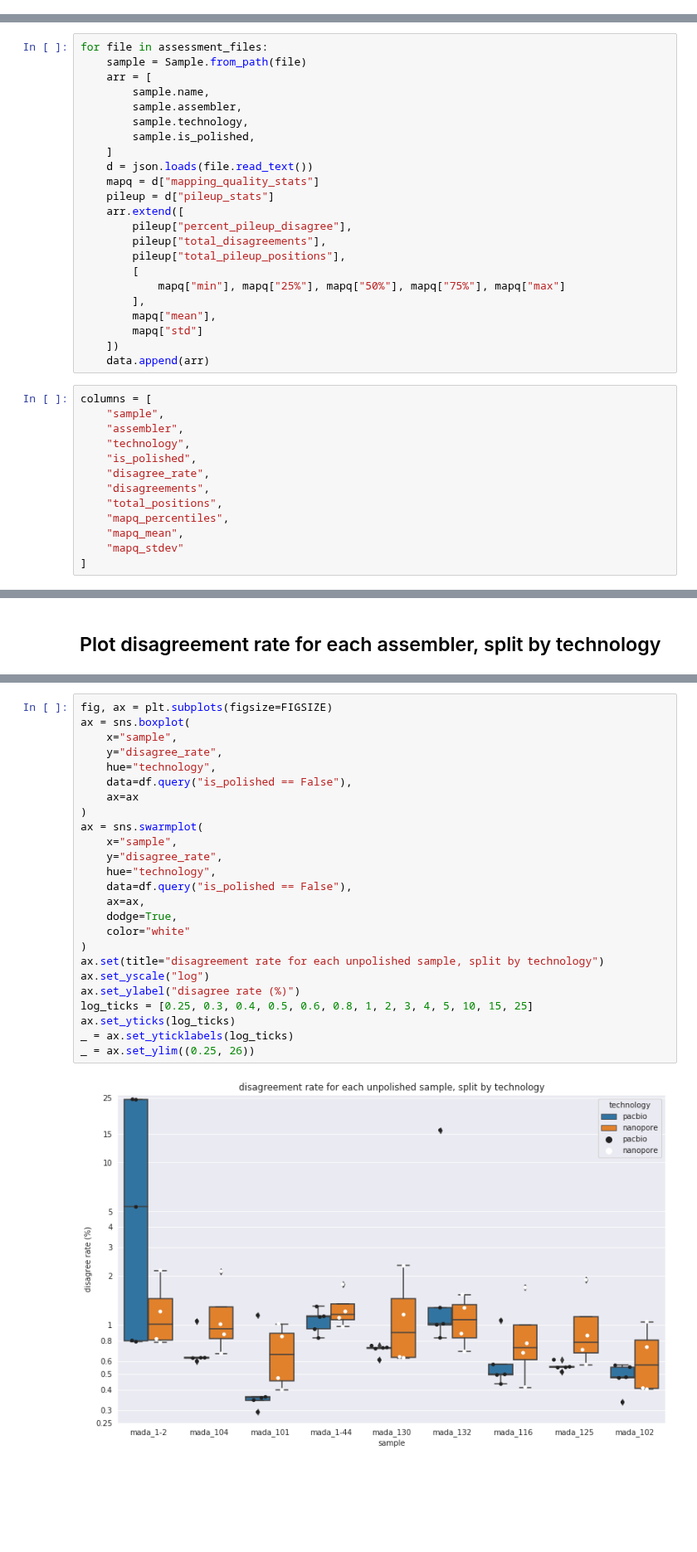
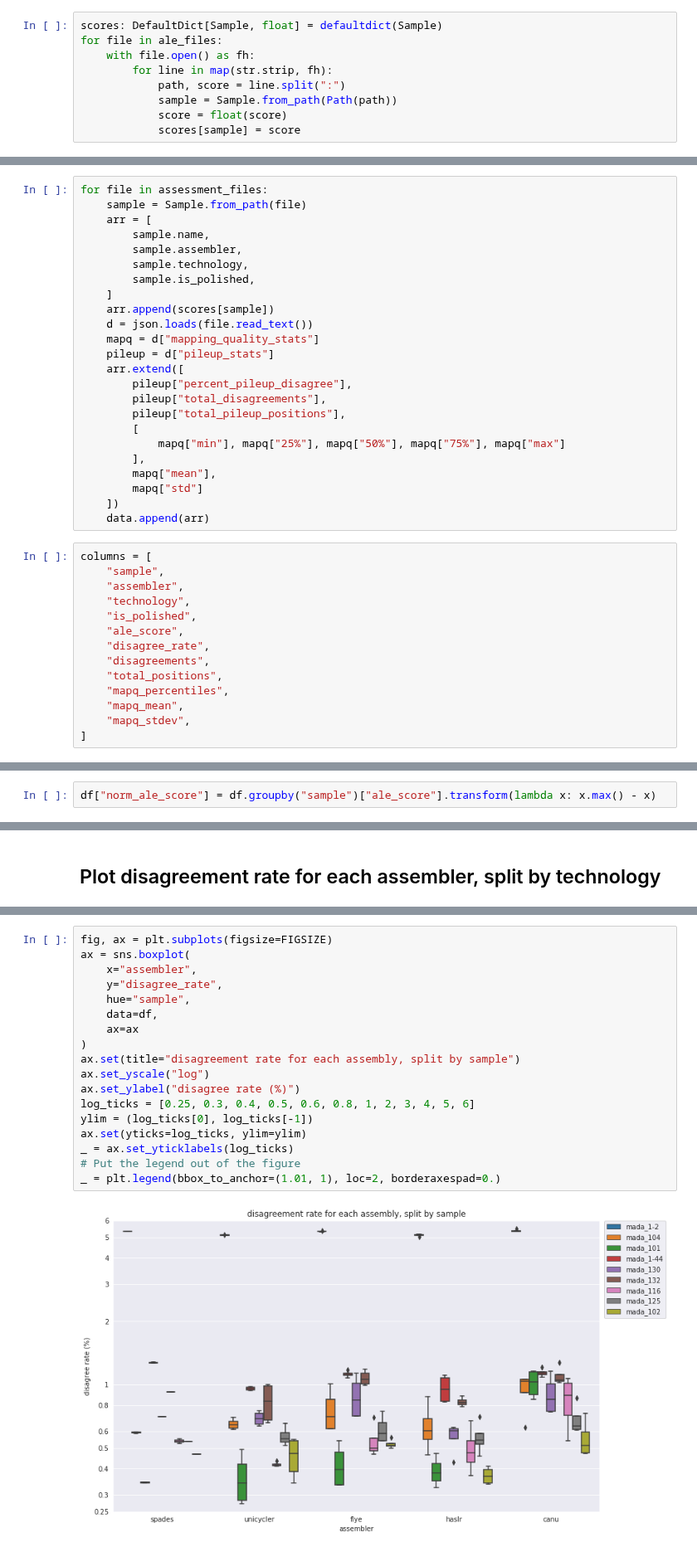
Before and after one commit to mbhall88/head_to_head_pipeline, a Jupyter notebook: analysis/assembly/assessment/report.ipynb, the cells around one changed output, grey strips where cells are left out. Shown at 83% size. Cells and saved outputs as stored; diff of their text form; blank space fills up the shorter version.

Commit message:
update plotting with ALE score, new flye, and decontamination

```diff
--- a/analysis/assembly/assessment/report.ipynb
+++ b/analysis/assembly/assessment/report.ipynb
@@ -48,3 +55,12 @@ len(assessment_files)
+# %%
+scores: DefaultDict[Sample, float] = defaultdict(Sample)
+for file in ale_files:
+    with file.open() as fh:
+        for line in map(str.strip, fh):
+            path, score = line.split(":")
+            sample = Sample.from_path(Path(path))
+            score = float(score)
+            scores[sample] = score
 # %%
 data = []
 # %%
@@ -56,6 +72,7 @@ for file in assessment_files:
         sample.technology,
         sample.is_polished,
     ]
+    arr.append(scores[sample])
     d = json.loads(file.read_text())
     mapq = d["mapping_quality_stats"]
     pileup = d["pileup_stats"]
@@ -76,11 +93,12 @@ columns = [
     "assembler",
     "technology",
     "is_polished",
+    "ale_score",
     "disagree_rate",
     "disagreements",
     "total_positions",
     "mapq_percentiles",
     "mapq_mean",
-    "mapq_stdev"
+    "mapq_stdev",
 ]
 # %%
@@ -89,0 +134,2 @@ df["relative_total_length"] = np.absolute((df["total_positions"] - h37rv_len) /
+# %%
+df["norm_ale_score"] = df.groupby("sample")["ale_score"].transform(lambda x: x.max() - x)
@@ -316,27 +427,20 @@ Let's have a look at the same plot, but the unpolished data.
 # %%
 fig, ax = plt.subplots(figsize=FIGSIZE)
 ax = sns.boxplot(
-    x="sample",
+    x="assembler",
     y="disagree_rate",
-    hue="technology",
-    data=df.query("is_polished == False"),
+    hue="sample",
+    data=df,
     ax=ax
 )
-ax = sns.swarmplot(
-    x="sample",
-    y="disagree_rate",
-    hue="technology",
-    data=df.query("is_polished == False"),
-    ax=ax,
-    dodge=True,
-    color="white"
-)
-ax.set(title="disagreement rate for each unpolished sample, split by technology")
+ax.set(title="disagreement rate for each assembly, split by sample")
 ax.set_yscale("log")
 ax.set_ylabel("disagree rate (%)")
-log_ticks = [0.25, 0.3, 0.4, 0.5, 0.6, 0.8, 1, 2, 3, 4, 5, 10, 15, 25]
-ax.set_yticks(log_ticks)
+log_ticks = [0.25, 0.3, 0.4, 0.5, 0.6, 0.8, 1, 2, 3, 4, 5, 6]
+ylim = (log_ticks[0], log_ticks[-1])
+ax.set(yticks=log_ticks, ylim=ylim)
 _ = ax.set_yticklabels(log_ticks)
-_ = ax.set_ylim((0.25, 26))
+# Put the legend out of the figure
+_ = plt.legend(bbox_to_anchor=(1.01, 1), loc=2, borderaxespad=0.)
 # %% [output]
-[figure, old version]
+[figure, new version]
```
Also changed, not shown: parts of 69 cells of this notebook.
